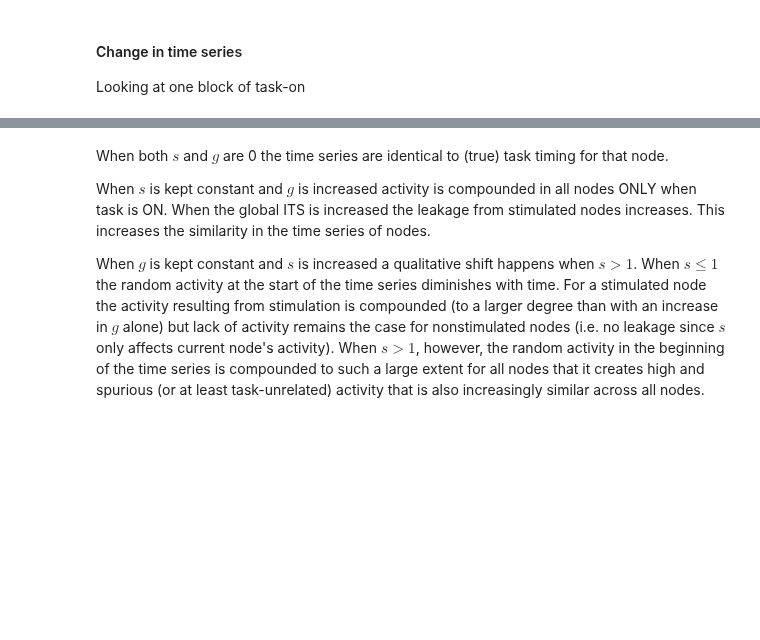
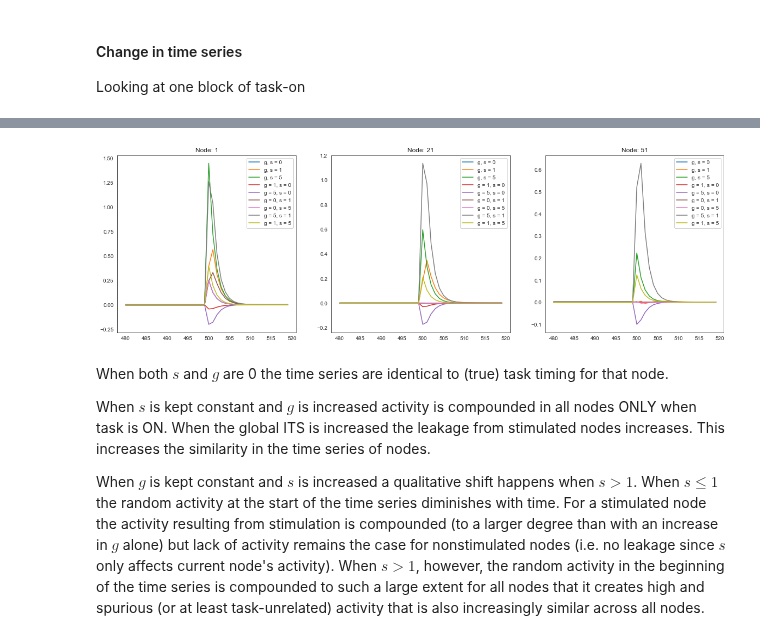
Before and after one commit to zenkavi/DevStudy_FmriNbs, a Jupyter notebook: notebooks/informationtransfermapping/TheoreticalResults/Zenkavi_Simulations/Extended_GLM_neural_network_level.ipynb, the cells around one changed output, grey strips where cells are left out. Saved outputs shown, nothing was run; the diff lists cells and outputs as text; code cells hidden in the pictures; blank space fills up the shorter version.

```diff
--- a/notebooks/informationtransfermapping/TheoreticalResults/Zenkavi_Simulations/Extended_GLM_neural_network_level.ipynb
+++ b/notebooks/informationtransfermapping/TheoreticalResults/Zenkavi_Simulations/Extended_GLM_neural_network_level.ipynb
@@ -806,3 +824,17 @@ for i,cur_sim in enumerate(sims):
+# %%
+sims_res = [get_res_ts(x) for x in sims]
+# %%
+x_len = range(480,520)
+
+fig, a = plt.subplots(1,3)
+
+for i,cur_sim in enumerate(sims_res):
+    for j,cur_node in enumerate(plot_nodes):
+        a[j].plot(x_len, cur_sim[cur_node][x_len], label = str(titles[i]))
+        a[j].legend(loc = "upper right")
+        a[j].set_title("Node: " +str(cur_node))
+# %% [output]
+[figure, added]
 # %% [markdown]
 When both $s$ and $g$ are 0 the time series are identical to (true) task timing for that node.
 
```
Also changed, not shown: parts of 14 cells of this notebook.
